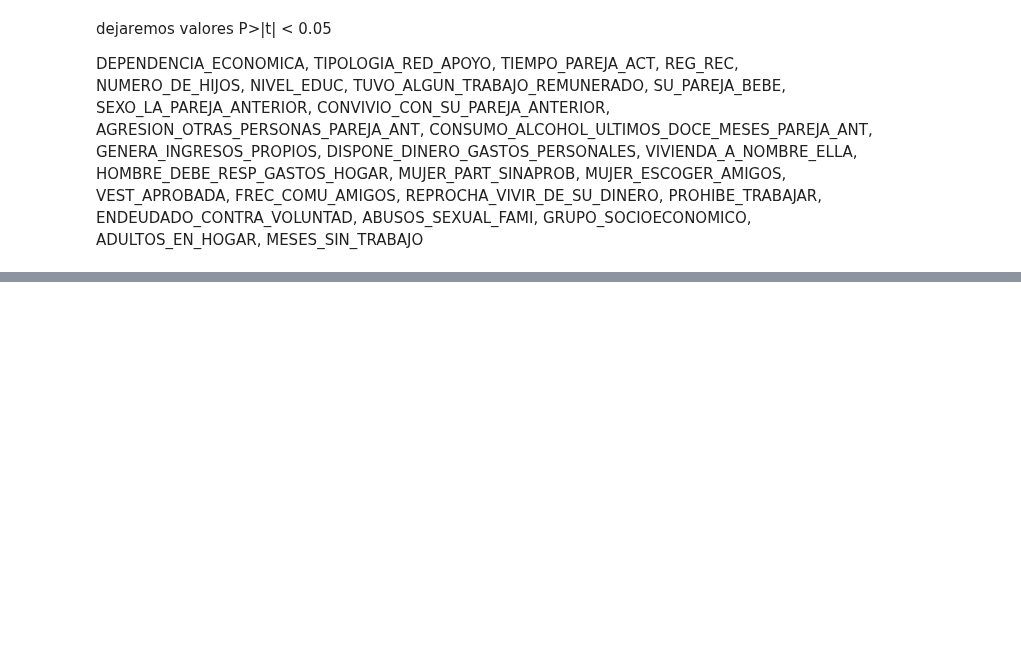
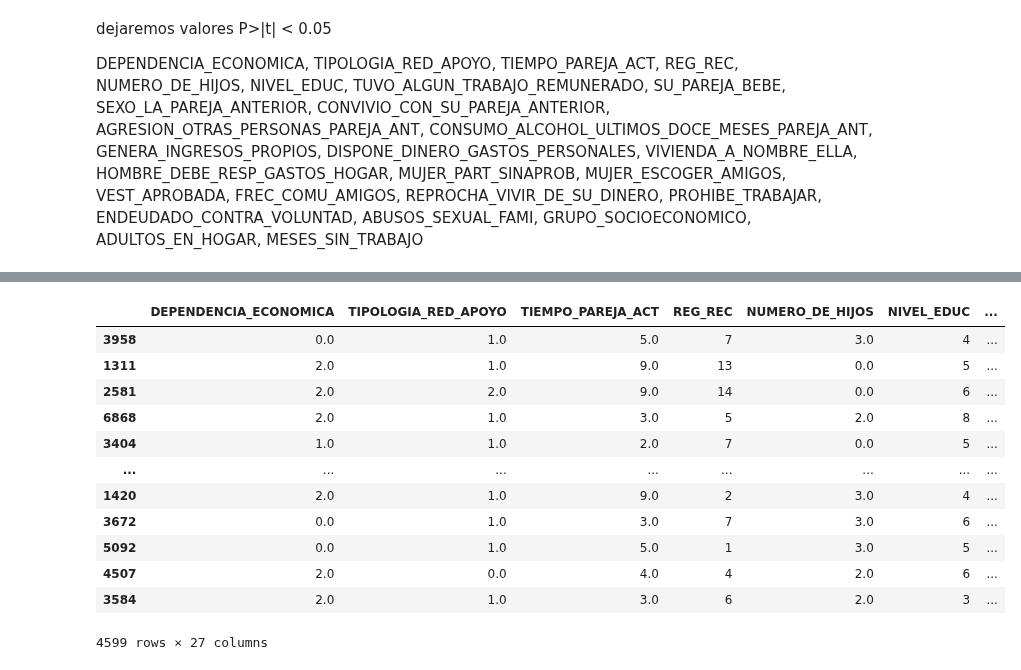
Before and after one commit to LunaGarces/Proyecto_Intro_Cn_Datos, a Jupyter notebook: cote_Cambios_p3 ipynb.ipynb, the cells around one changed output, grey strips where cells are left out. Saved outputs shown, nothing was run; the diff lists cells and outputs as text; code cells hidden in the pictures; blank space fills up the shorter version.

```diff
--- a/cote_Cambios_p3 ipynb.ipynb
+++ b/cote_Cambios_p3 ipynb.ipynb
@@ -1303,0 +1405,16 @@ fitted_model.summary()
+# %%
+X_train
+# %% [output]
+|  | DEPENDENCIA_ECONOMICA | TIPOLOGIA_RED_APOYO | TIEMPO_PAREJA_ACT | REG_REC | NUMERO_DE_HIJOS | NIVEL_EDUC | ... |
+| 3958 | 0.0 | 1.0 | 5.0 | 7 | 3.0 | 4 | ... |
+| 1311 | 2.0 | 1.0 | 9.0 | 13 | 0.0 | 5 | ... |
+| 2581 | 2.0 | 2.0 | 9.0 | 14 | 0.0 | 6 | ... |
+| 6868 | 2.0 | 1.0 | 3.0 | 5 | 2.0 | 8 | ... |
+| 3404 | 1.0 | 1.0 | 2.0 | 7 | 0.0 | 5 | ... |
+| ... | ... | ... | ... | ... | ... | ... | ... |
+| 1420 | 2.0 | 1.0 | 9.0 | 2 | 3.0 | 4 | ... |
+| 3672 | 0.0 | 1.0 | 3.0 | 7 | 3.0 | 6 | ... |
+| 5092 | 0.0 | 1.0 | 5.0 | 1 | 3.0 | 5 | ... |
+| 4507 | 2.0 | 0.0 | 4.0 | 4 | 2.0 | 6 | ... |
+| 3584 | 2.0 | 1.0 | 3.0 | 6 | 2.0 | 3 | ... |
+4599 rows × 27 columns
```
Also changed, not shown: parts of 8 cells of this notebook.
